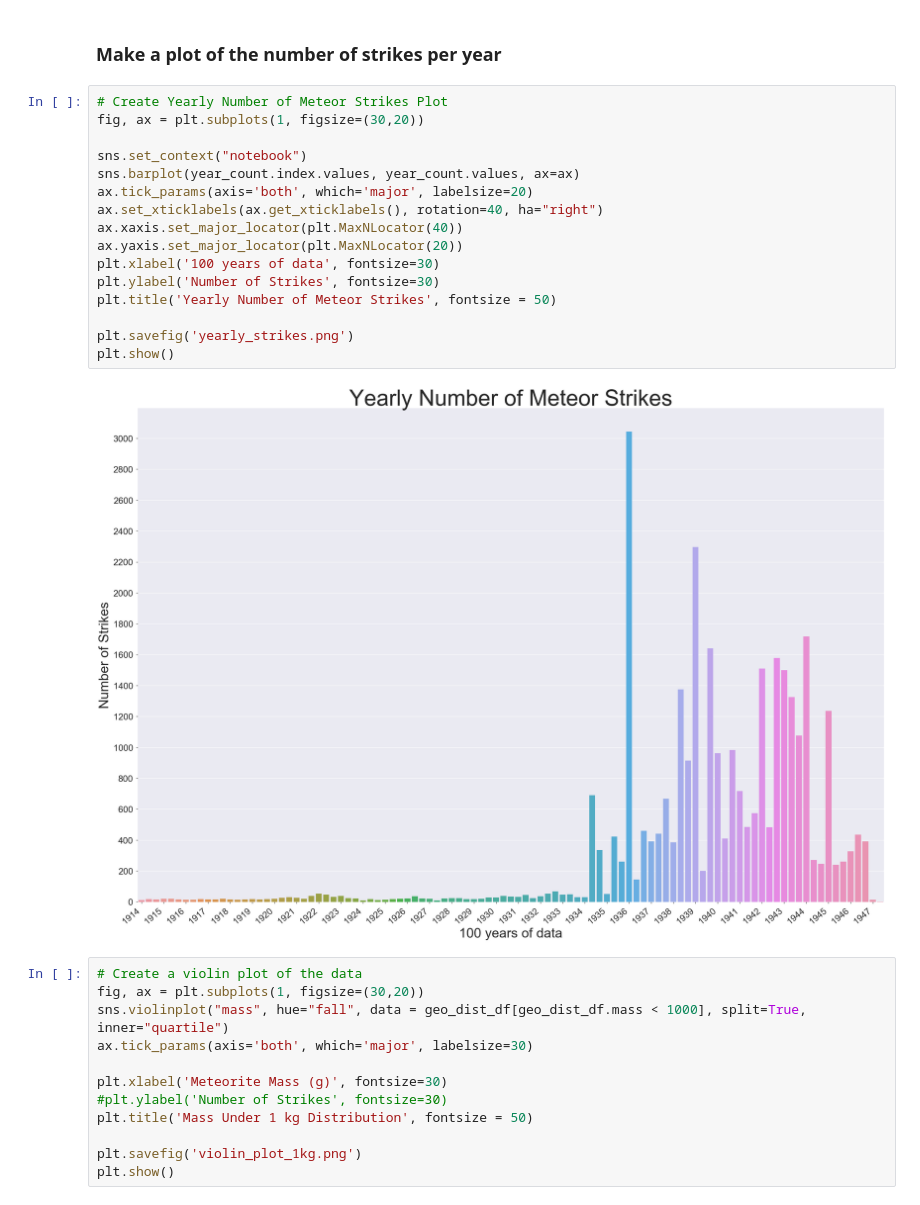
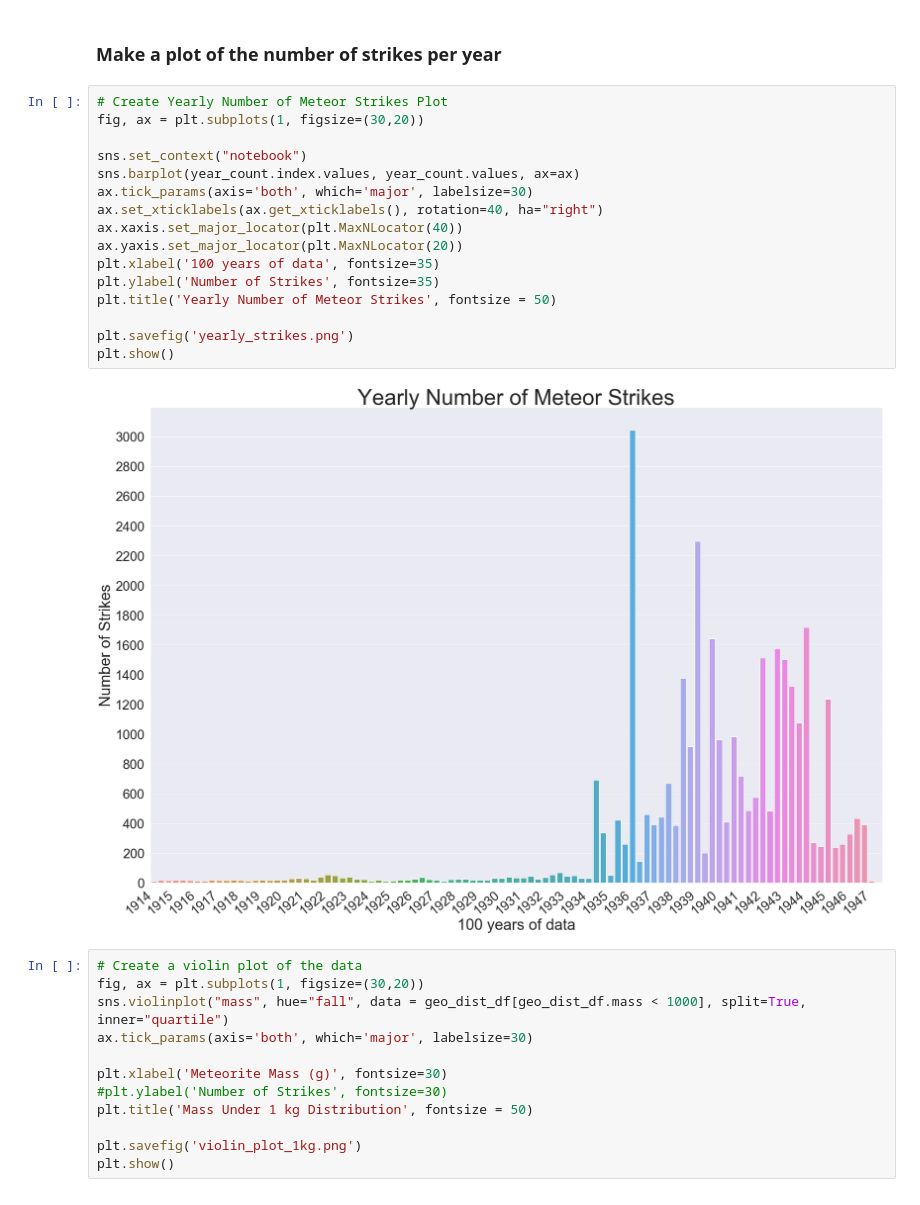
Before and after one commit to QED0711/nasa-meteorite-analysis, a Jupyter notebook: plots.ipynb, the cells around one changed output. Cells and saved outputs as stored; diff of their text form.

Commit message:
minor changes on plots

```diff
--- a/plots.ipynb
+++ b/plots.ipynb
@@ -60,21 +60,21 @@ pandas_profiling.ProfileReport(year_count_df)
 # %%
 # Create Yearly Number of Meteor Strikes Plot
 fig, ax = plt.subplots(1, figsize=(30,20))
 
 sns.set_context("notebook")
 sns.barplot(year_count.index.values, year_count.values, ax=ax)
-ax.tick_params(axis='both', which='major', labelsize=20)
+ax.tick_params(axis='both', which='major', labelsize=30)
 ax.set_xticklabels(ax.get_xticklabels(), rotation=40, ha="right")
 ax.xaxis.set_major_locator(plt.MaxNLocator(40))
 ax.yaxis.set_major_locator(plt.MaxNLocator(20))
-plt.xlabel('100 years of data', fontsize=30)
-plt.ylabel('Number of Strikes', fontsize=30)
+plt.xlabel('100 years of data', fontsize=35)
+plt.ylabel('Number of Strikes', fontsize=35)
 plt.title('Yearly Number of Meteor Strikes', fontsize = 50)
 
 plt.savefig('yearly_strikes.png')
 plt.show()
 # %% [output]
-[figure, old version]
+[figure, new version]
 # %%
 # Create a violin plot of the data
 fig, ax = plt.subplots(1, figsize=(30,20))
```
Also changed, not shown: parts of 2 cells of this notebook, 2 other files.
